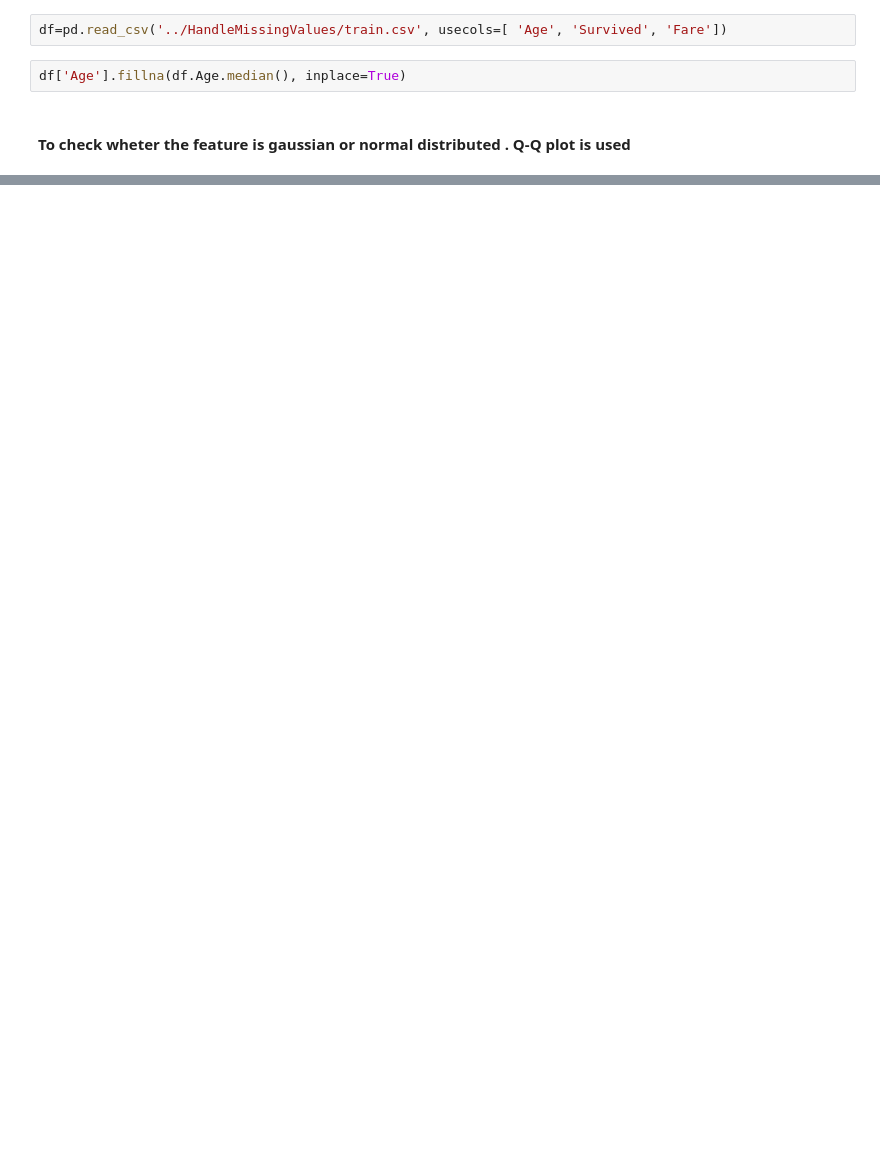
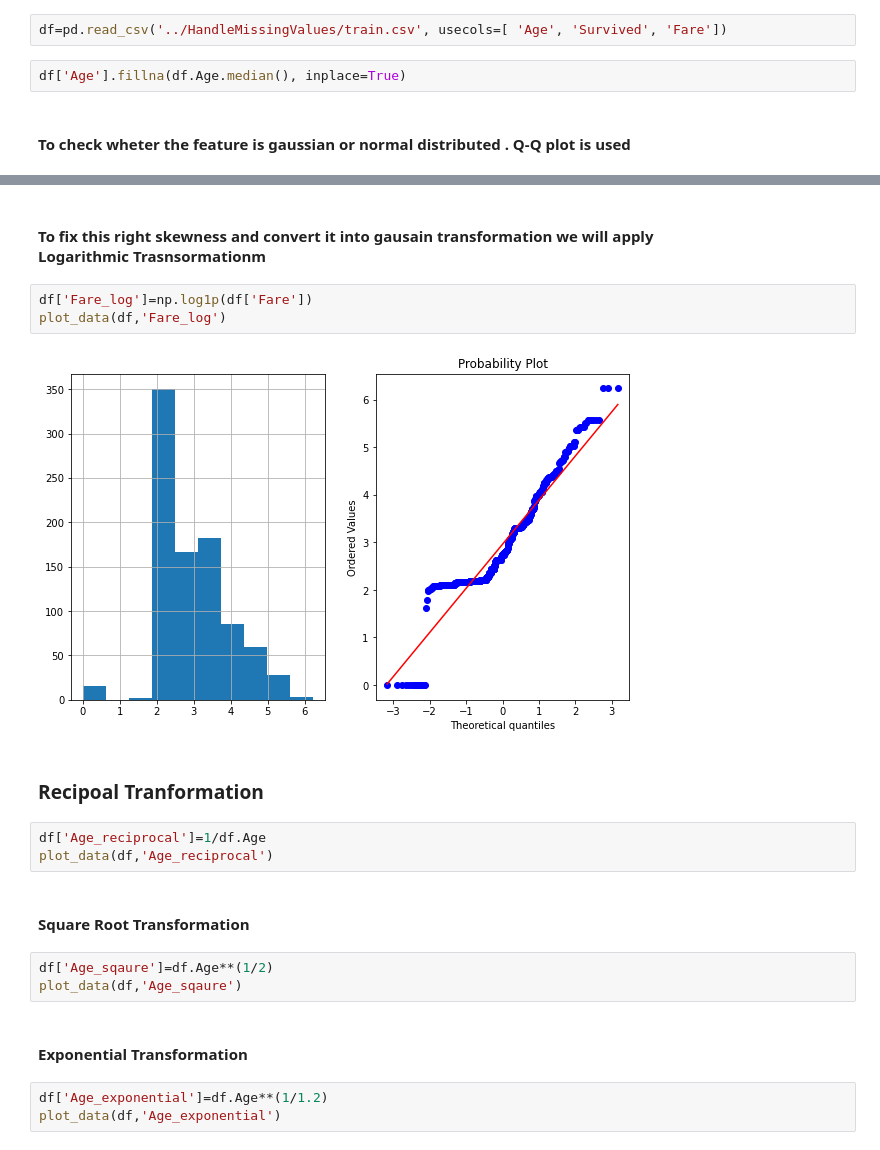
Before and after one commit to Mr-Dheer/Standardization, a Jupyter notebook: code.ipynb, the cells around one changed output, grey strips where cells are left out. Drawn from its saved outputs; the diff is of its cells as text; blank space fills up the shorter version.

```diff
--- a/code.ipynb
+++ b/code.ipynb
@@ -123,0 +137,22 @@ Checking
+# %% [markdown]
+#### To fix this right skewness and convert it into gausain transformation we will apply<br/> **Logarithmic Trasnsormationm**
+# %%
+df['Fare_log']=np.log1p(df['Fare'])
+plot_data(df,'Fare_log')
+# %% [output]
+[figure, added]
+# %% [markdown]
+### Recipoal Tranformation
+# %%
+df['Age_reciprocal']=1/df.Age
+plot_data(df,'Age_reciprocal')
+# %% [markdown]
+#### Square Root Transformation
+# %%
+df['Age_sqaure']=df.Age**(1/2)
+plot_data(df,'Age_sqaure')
+# %% [markdown]
+#### Exponential Transformation
+# %%
+df['Age_exponential']=df.Age**(1/1.2)
+plot_data(df,'Age_exponential')
```
Also changed, not shown: parts of 9 cells of this notebook.
